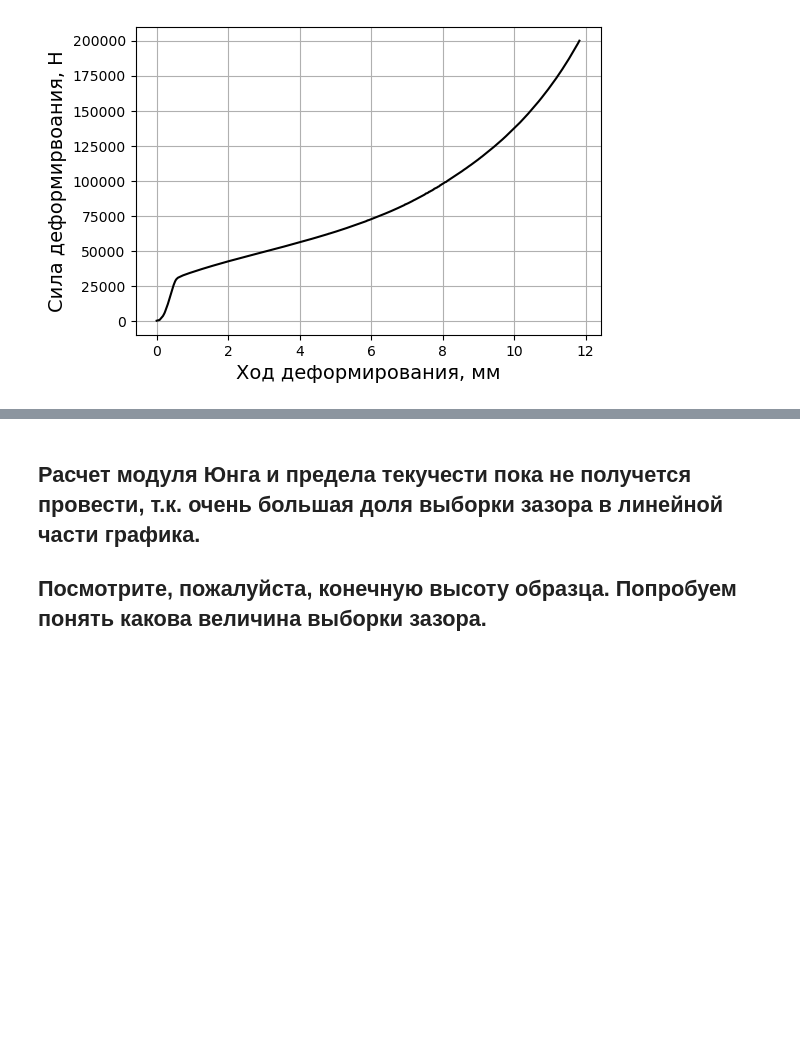
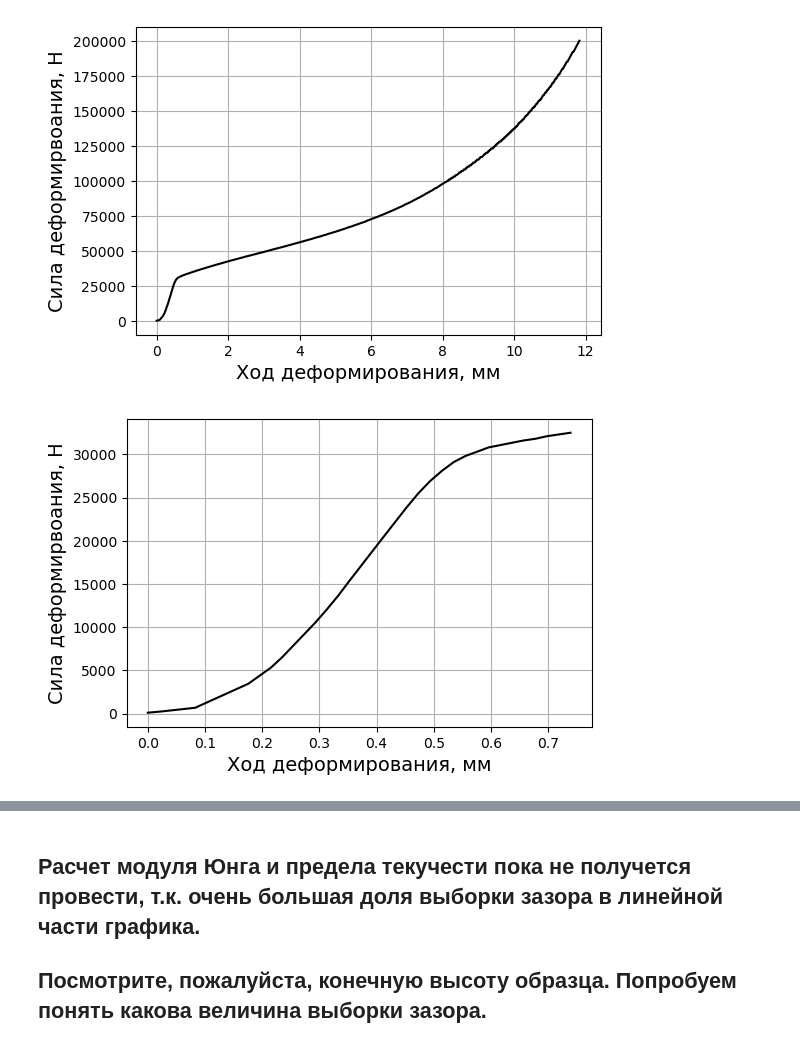
Before and after one commit to AlexanderASidorov/tension_test_calculations, a Jupyter notebook: dz/dz001/Fairuzova/Compression_test.ipynb, the cells around one changed output, grey strips where cells are left out. Saved outputs shown, nothing was run; the diff lists cells and outputs as text; code cells hidden in the pictures; blank space fills up the shorter version.

```diff
--- a/dz/dz001/Fairuzova/Compression_test.ipynb
+++ b/dz/dz001/Fairuzova/Compression_test.ipynb
@@ -24,2 +25,7 @@ mech_properties.plot_graph(mech_properties.stroke, mech_properties.load, 'Ход
 # %% [output]
 [figure]
+# %%
+# посмотрим на упруго-пластическую часть графика
+stress_strain.plot_graph(stress_strain.stroke[:25], stress_strain.load[:25], 'Ход деформирования, мм', 'Сила деформирвоания, Н')
+# %% [output]
+[figure, added]
```
Also changed, not shown: parts of 11 cells of this notebook, 7 other files.
